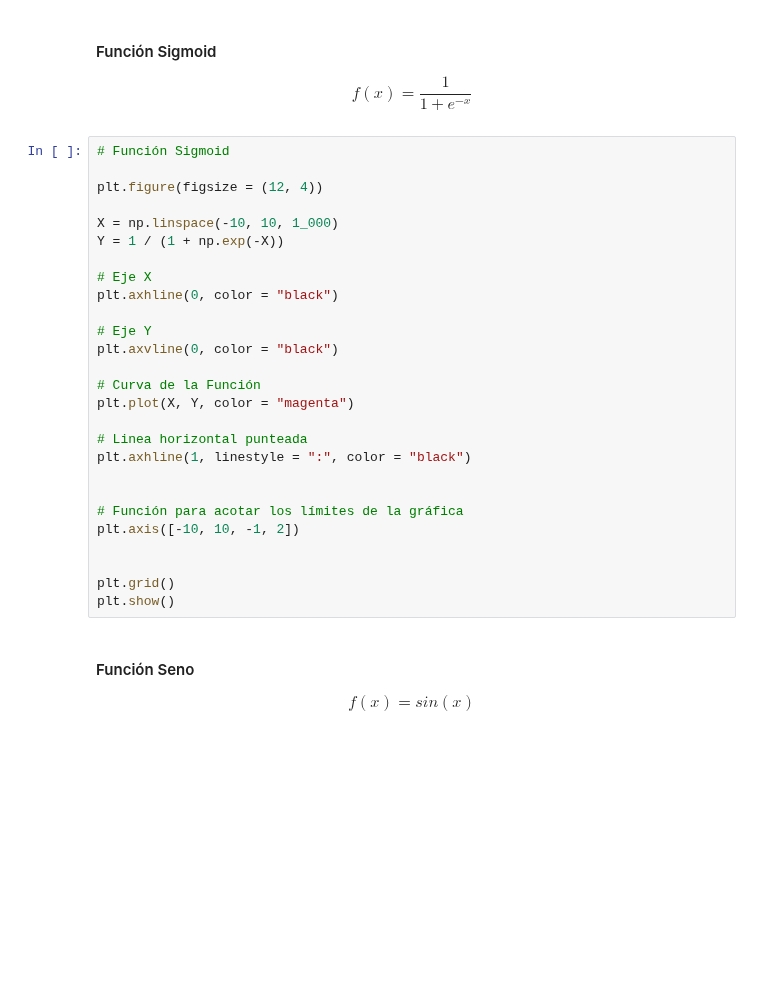
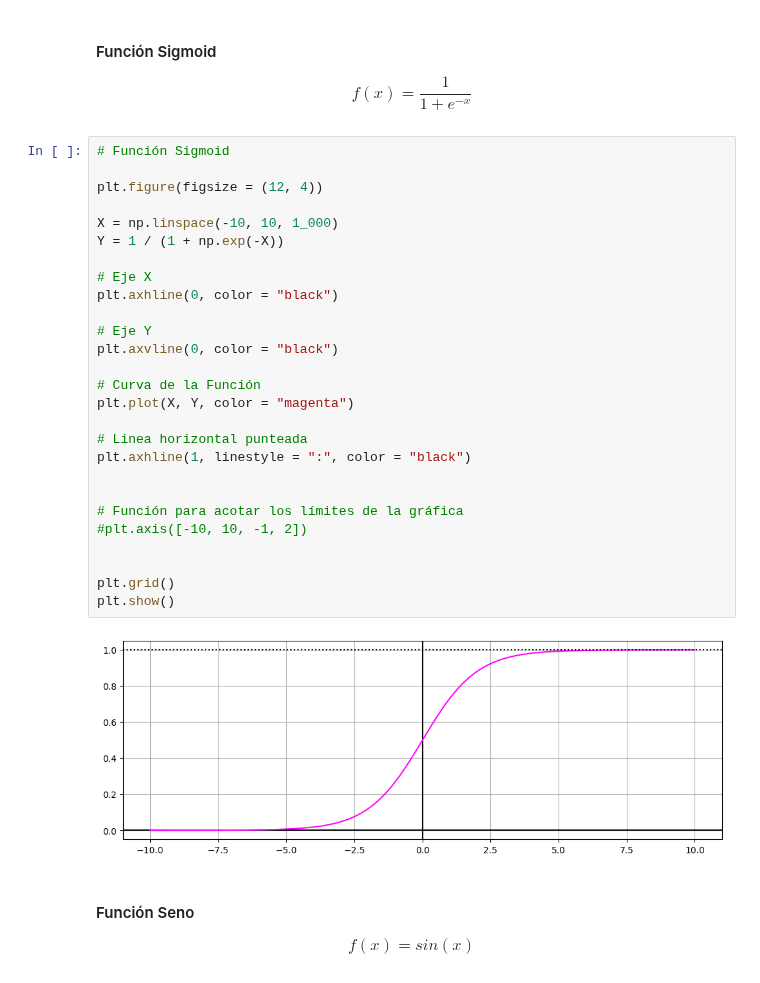
Before and after one commit to CaroliCosas/Bootcamp_Data_Science, a Jupyter notebook: mod2-estudio-matematicas-y-estadistica-main/00.Estudio Teoría/06.calculo.ipynb, the cells around one changed output. Saved outputs shown, nothing was run; the diff lists cells and outputs as text; blank space fills up the shorter version.

```diff
--- a/mod2-estudio-matematicas-y-estadistica-main/00.Estudio Teoría/06.calculo.ipynb
+++ b/mod2-estudio-matematicas-y-estadistica-main/00.Estudio Teoría/06.calculo.ipynb
@@ -137,30 +148,32 @@ $$f(x) = \frac{1}{1 + e^{-x}}$$
 # %%
 # Función Sigmoid
 
 plt.figure(figsize = (12, 4))
 
 X = np.linspace(-10, 10, 1_000)
 Y = 1 / (1 + np.exp(-X))
 
 # Eje X
 plt.axhline(0, color = "black")
 
 # Eje Y
 plt.axvline(0, color = "black")
 
 # Curva de la Función
 plt.plot(X, Y, color = "magenta")
 
 # Linea horizontal punteada
 plt.axhline(1, linestyle = ":", color = "black")
 
 
 # Función para acotar los límites de la gráfica
-plt.axis([-10, 10, -1, 2])
+#plt.axis([-10, 10, -1, 2])
 
 
 plt.grid()
 plt.show()
+# %% [output]
+[figure, added]
 # %% [markdown]
 #### Función Seno
 
```
Also changed, not shown: parts of 11 cells of this notebook, 1 other file.
